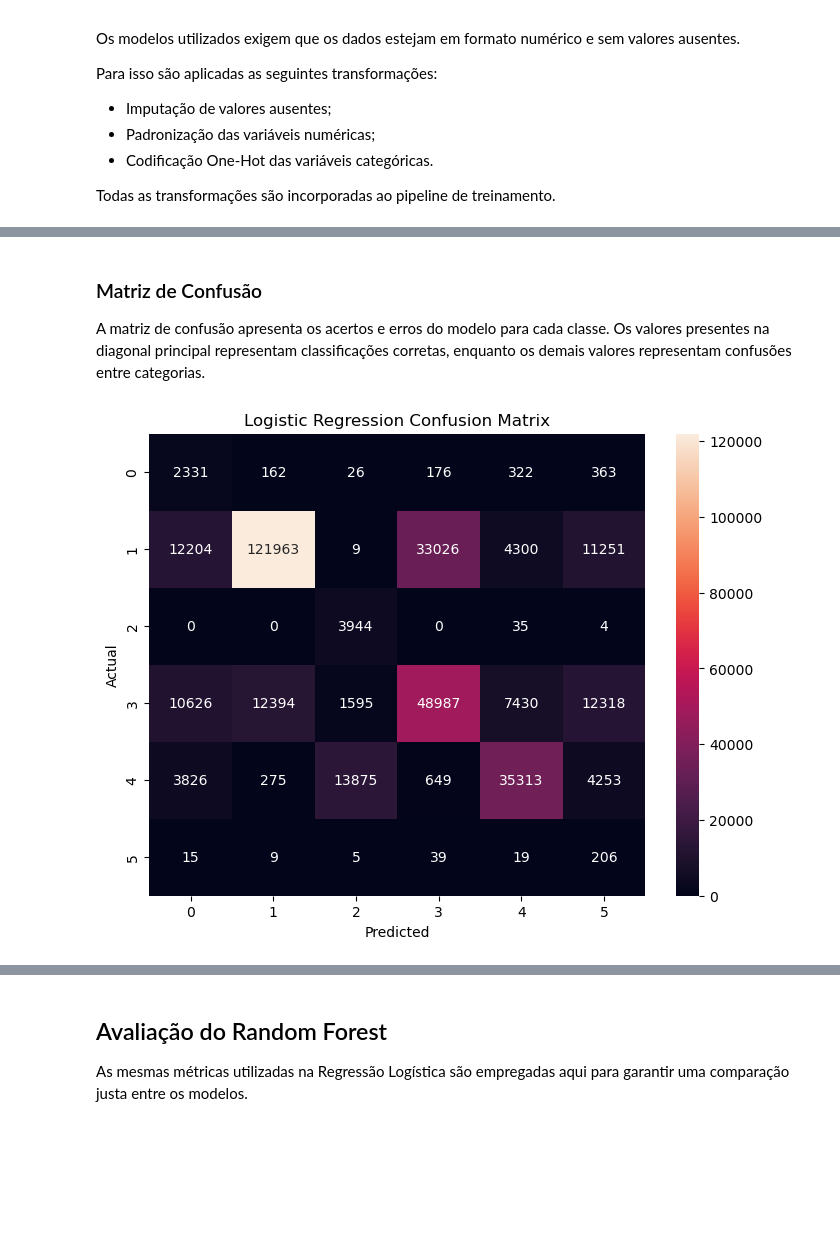
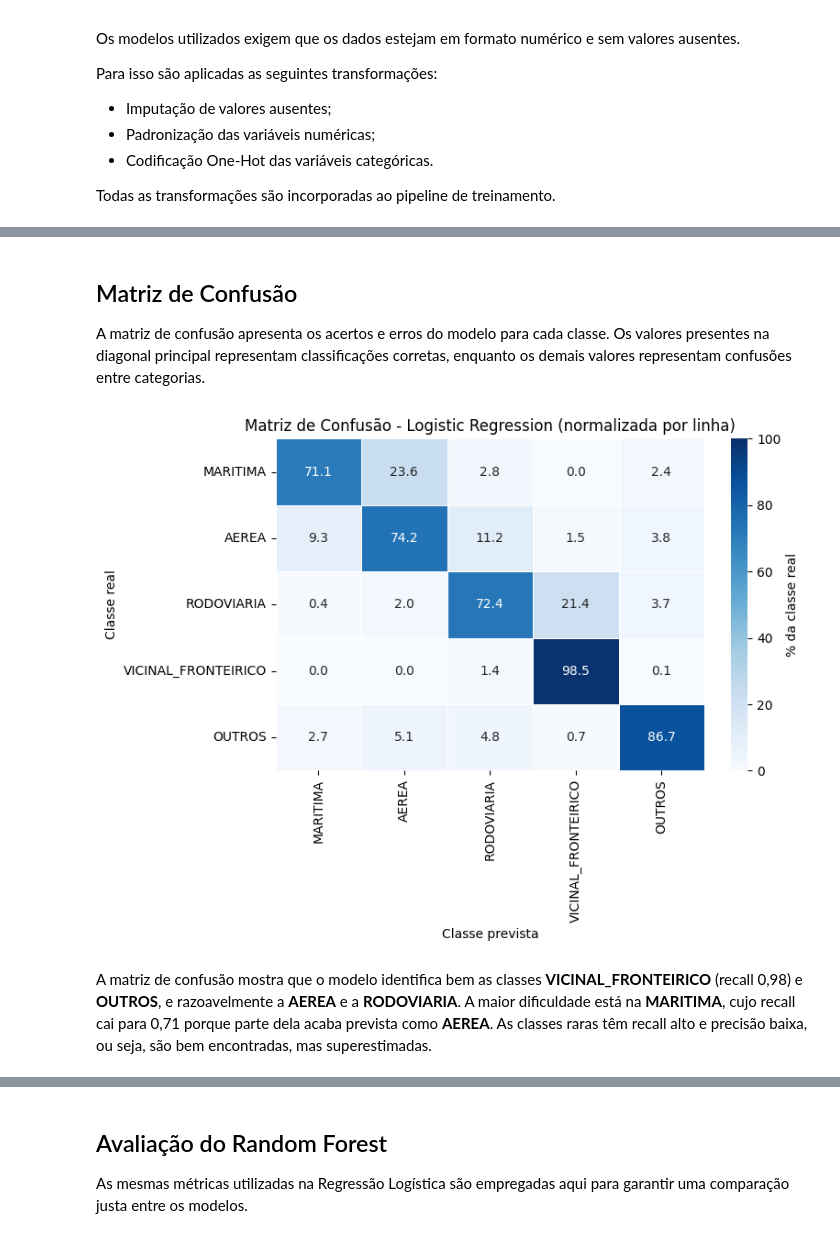
Before and after one commit to PamLissa/br-foreign-trade-analysis, a Jupyter notebook: milestone-4/notebooks/logreg_rf_modeling.ipynb, the cells around one changed output, grey strips where cells are left out. Drawn from its saved outputs; the diff is of its cells as text; code cells hidden in the pictures; blank space fills up the shorter version.

Commit message:
fix: (section-4) align logreg/rf with lightgbm target, features and tuning

```diff
--- a/milestone-4/notebooks/logreg_rf_modeling.ipynb
+++ b/milestone-4/notebooks/logreg_rf_modeling.ipynb
@@ -51,6 +49,6 @@ A base de dados utilizada nesta etapa corresponde ao conjunto tratado e enriquec
 # %%
-# Carregando o Dataset
-df = pd.read_csv('/Users/raqueloliveira/Desktop/CD/Trab Final/cleaned_exports_2025.csv')
+# Carregando o dataset tidy (mesma fonte usada no notebook do LightGBM), com caminho relativo
+df = pd.read_parquet('../data/exports_tidy.parquet')
 # %% [markdown]
 ## Análise da Variável Alvo
 
@@ -136,15 +159,7 @@ As variáveis numéricas representam características quantitativas da exportaç
 numeric_features = [
     "net_weight_kg",
     "fob_value_usd",
-    "value_per_kg",
-    "statistical_quantity_export",
-    "month",
-    "quarter",
-    "semester",
-    "ncm_chapter",
-    "is_mercosul",
-    "is_coastal_state",
-    "is_express_delivery"
+    "value_per_kg"
 ]
 # %% [markdown]
 ## Features Categóricas
@@ -152,8 +167,10 @@ As variáveis categóricas representam informações geográficas e comerciais,
 # %%
 categorical_features = [
     "origin_state",
-    "origin_region",
-    "country_name"
+    "country_code",
+    "ncm_chapter",
+    "month",
+    "statistical_unit_code_export"
 ]
 # %% [markdown]
 ## Target
@@ -354,30 +375,41 @@ weighted avg       0.77      0.62      0.68    341950
 # %% [markdown]
-### Matriz de Confusão
+## Matriz de Confusão
 
 A matriz de confusão apresenta os acertos e erros do modelo para cada classe. Os valores presentes na diagonal principal representam classificações corretas, enquanto os demais valores representam confusões entre categorias.
 # %%
 cm = confusion_matrix(
     y_test,
-    y_pred_logistic
+    y_pred_logistic,
+    labels=CLASS_ORDER,
+    normalize="true"
 )
 
-plt.figure(figsize=(8,6))
+fig, ax = plt.subplots(figsize=(8, 6))
 
 sns.heatmap(
-    cm,
+    cm * 100,
     annot=True,
-    fmt="d"
+    fmt=".1f",
+    cmap="Blues",
+    vmin=0,
+    vmax=100,
+    xticklabels=CLASS_LABELS,
+    yticklabels=CLASS_LABELS,
+    linewidths=0.5,
+    linecolor="white",
+    cbar_kws={"label": "% da classe real"},
+    ax=ax
 )
 
-plt.title(
-    "Logistic Regression Confusion Matrix"
-)
+ax.set_title("Matriz de Confusão - Logistic Regression (normalizada por linha)")
+ax.set_xlabel("Classe prevista")
+ax.set_ylabel("Classe real")
 
-plt.ylabel("Actual")
-plt.xlabel("Predicted")
-
+plt.tight_layout()
 plt.show()
 # %% [output]
-[figure, old version]
+[figure, new version]
+# %% [markdown]
+A matriz de confusão mostra que o modelo identifica bem as classes **VICINAL_FRONTEIRICO** (recall 0,98) e **OUTROS**, e razoavelmente a **AEREA** e a **RODOVIARIA**. A maior dificuldade está na **MARITIMA**, cujo recall cai para 0,71 porque parte dela acaba prevista como **AEREA**. As classes raras têm recall alto e precisão baixa, ou seja, são bem encontradas, mas superestimadas.
 # %% [markdown]
 # Modelo 2 - Random Forest
```
Also changed, not shown: parts of 44 cells of this notebook.
